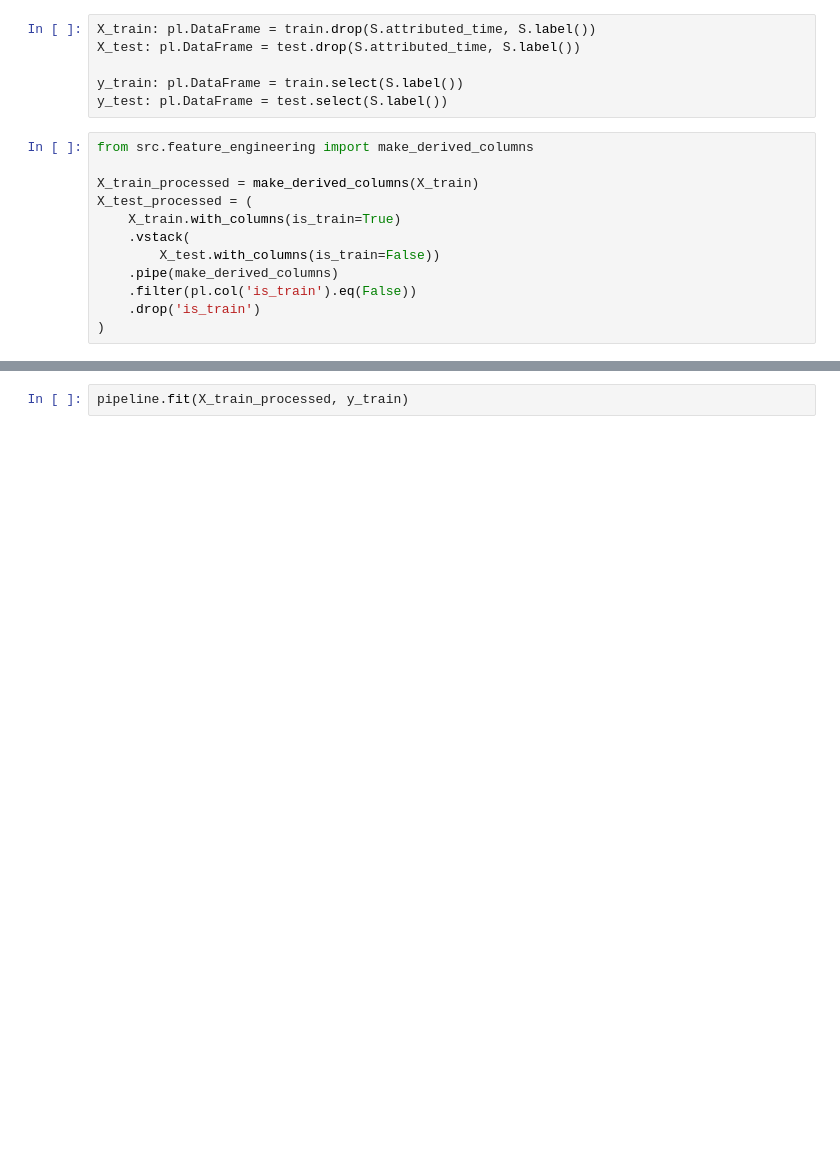
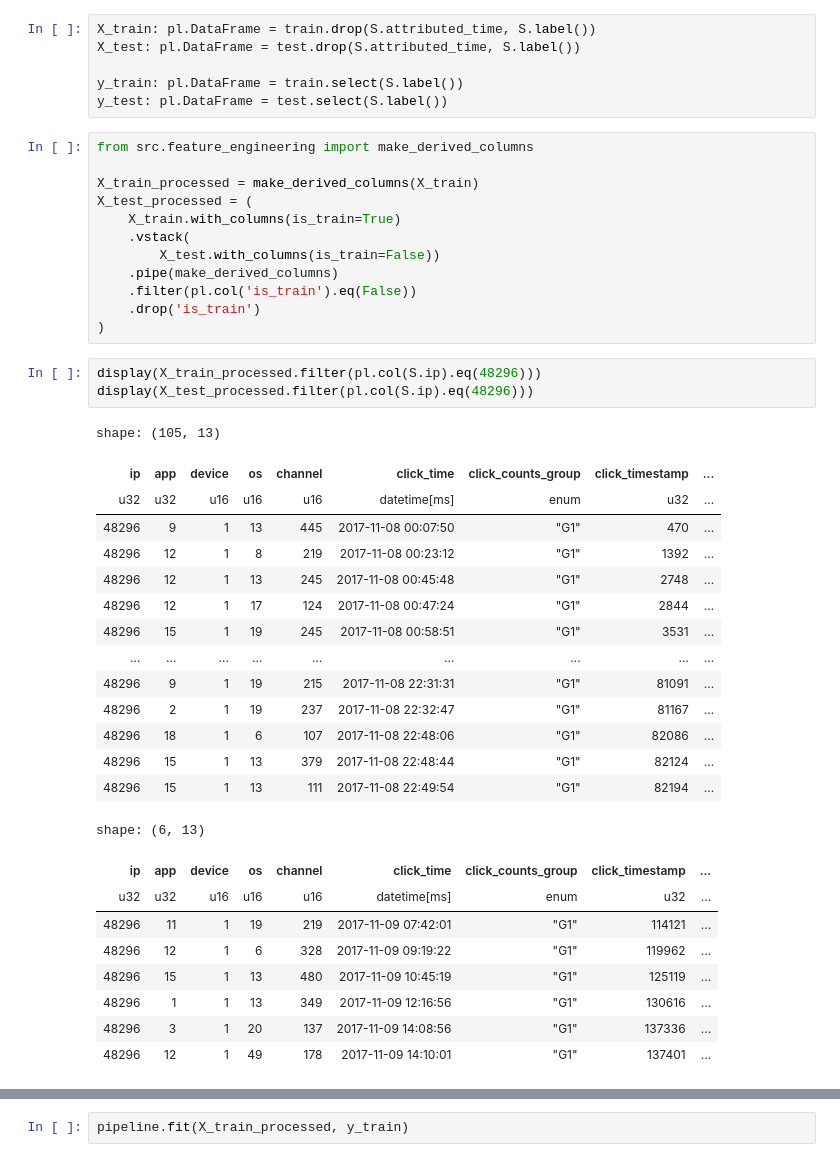
Before and after one commit to aleksa-radojicic/AdTracking_Fraud_Detection, a Jupyter notebook: notebooks/05_extended_columns_experiments.ipynb, the cells around one changed output, grey strips where cells are left out. Cells and saved outputs as stored; diff of their text form; blank space fills up the shorter version.

```diff
--- a/notebooks/05_extended_columns_experiments.ipynb
+++ b/notebooks/05_extended_columns_experiments.ipynb
@@ -45,6 +45,33 @@ X_test_processed = (
     .filter(pl.col('is_train').eq(False))
     .drop('is_train')
 )
+# %%
+display(X_train_processed.filter(pl.col(S.ip).eq(48296)))
+display(X_test_processed.filter(pl.col(S.ip).eq(48296)))
+# %% [output]
+shape: (105, 13)
+| ip | app | device | os | channel | click_time | click_counts_group | click_timestamp | ... |
+| u32 | u32 | u16 | u16 | u16 | datetime[ms] | enum | u32 | ... |
+| 48296 | 9 | 1 | 13 | 445 | 2017-11-08 00:07:50 | "G1" | 470 | ... |
+| 48296 | 12 | 1 | 8 | 219 | 2017-11-08 00:23:12 | "G1" | 1392 | ... |
+| 48296 | 12 | 1 | 13 | 245 | 2017-11-08 00:45:48 | "G1" | 2748 | ... |
+| 48296 | 12 | 1 | 17 | 124 | 2017-11-08 00:47:24 | "G1" | 2844 | ... |
+| 48296 | 15 | 1 | 19 | 245 | 2017-11-08 00:58:51 | "G1" | 3531 | ... |
+| … | … | … | … | … | … | … | … | ... |
+| 48296 | 9 | 1 | 19 | 215 | 2017-11-08 22:31:31 | "G1" | 81091 | ... |
+| 48296 | 2 | 1 | 19 | 237 | 2017-11-08 22:32:47 | "G1" | 81167 | ... |
+| 48296 | 18 | 1 | 6 | 107 | 2017-11-08 22:48:06 | "G1" | 82086 | ... |
+| 48296 | 15 | 1 | 13 | 379 | 2017-11-08 22:48:44 | "G1" | 82124 | ... |
+| 48296 | 15 | 1 | 13 | 111 | 2017-11-08 22:49:54 | "G1" | 82194 | ... |
+shape: (6, 13)
+| ip | app | device | os | channel | click_time | click_counts_group | click_timestamp | ... |
+| u32 | u32 | u16 | u16 | u16 | datetime[ms] | enum | u32 | ... |
+| 48296 | 11 | 1 | 19 | 219 | 2017-11-09 07:42:01 | "G1" | 114121 | ... |
+| 48296 | 12 | 1 | 6 | 328 | 2017-11-09 09:19:22 | "G1" | 119962 | ... |
+| 48296 | 15 | 1 | 13 | 480 | 2017-11-09 10:45:19 | "G1" | 125119 | ... |
+| 48296 | 1 | 1 | 13 | 349 | 2017-11-09 12:16:56 | "G1" | 130616 | ... |
+| 48296 | 3 | 1 | 20 | 137 | 2017-11-09 14:08:56 | "G1" | 137336 | ... |
+| 48296 | 12 | 1 | 49 | 178 | 2017-11-09 14:10:01 | "G1" | 137401 | ... |
 # %%
 import numpy as np
 from sklearn.compose import ColumnTransformer
```
Also changed, not shown: parts of 4 cells of this notebook, 8 other files.
